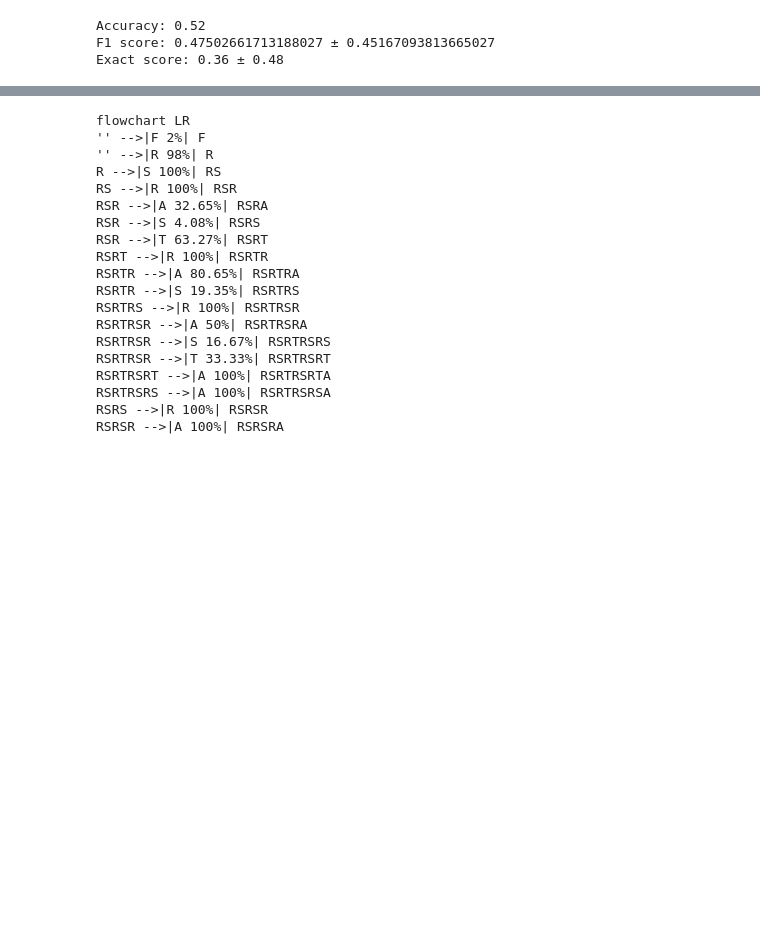
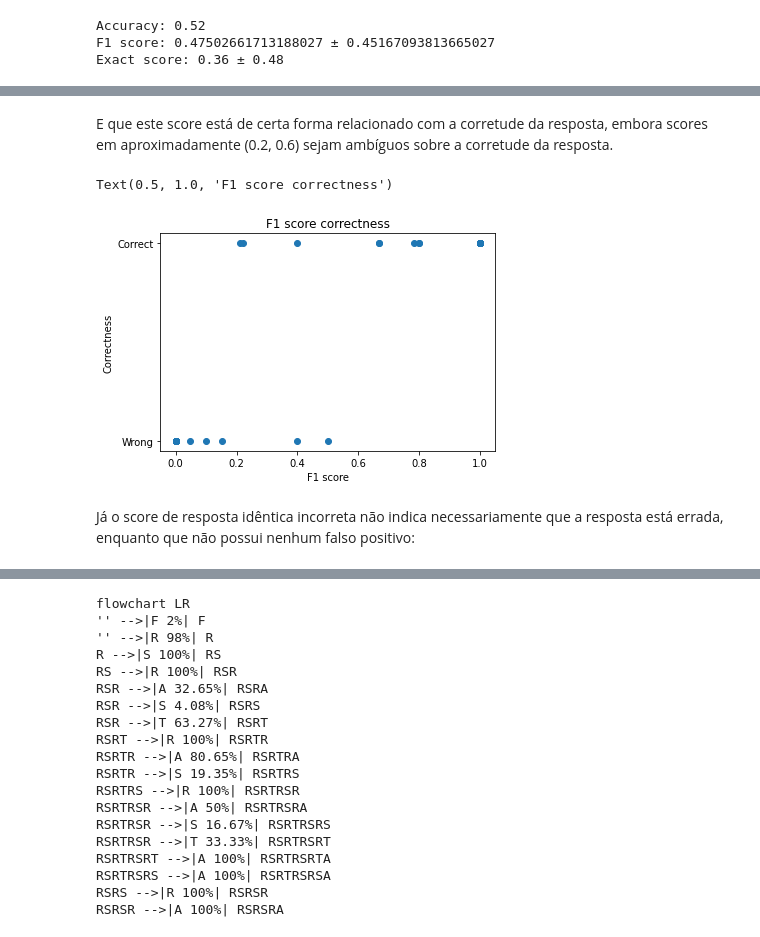
Before and after one commit to EltonCN/IA024, a Jupyter notebook: 10-ReAct/Aula_9_10_ReAct.ipynb, the cells around one changed output, grey strips where cells are left out. Cells and saved outputs as stored; diff of their text form; code cells hidden in the pictures; blank space fills up the shorter version.

```diff
--- a/10-ReAct/Aula_9_10_ReAct.ipynb
+++ b/10-ReAct/Aula_9_10_ReAct.ipynb
@@ -806,0 +1067,16 @@ plt.show()
+# %% [markdown]
+E que este score está de certa forma relacionado com a corretude da resposta, embora scores em aproximadamente (0.2, 0.6) sejam ambíguos sobre a corretude da resposta.
+# %%
+plt.plot(f1_scores, correctness, "o")
+
+plt.xlabel("F1 score")
+
+plt.yticks([0.0, 1.0], ["Wrong", "Correct"])
+plt.ylabel("Correctness")
+
+plt.title("F1 score correctness")
+# %% [output]
+Text(0.5, 1.0, 'F1 score correctness')
+[figure, added]
+# %% [markdown]
+Já o score de resposta idêntica incorreta não indica necessariamente que a resposta está errada, enquanto que não possui nenhum falso positivo:
```
Also changed, not shown: parts of 100 cells of this notebook.
